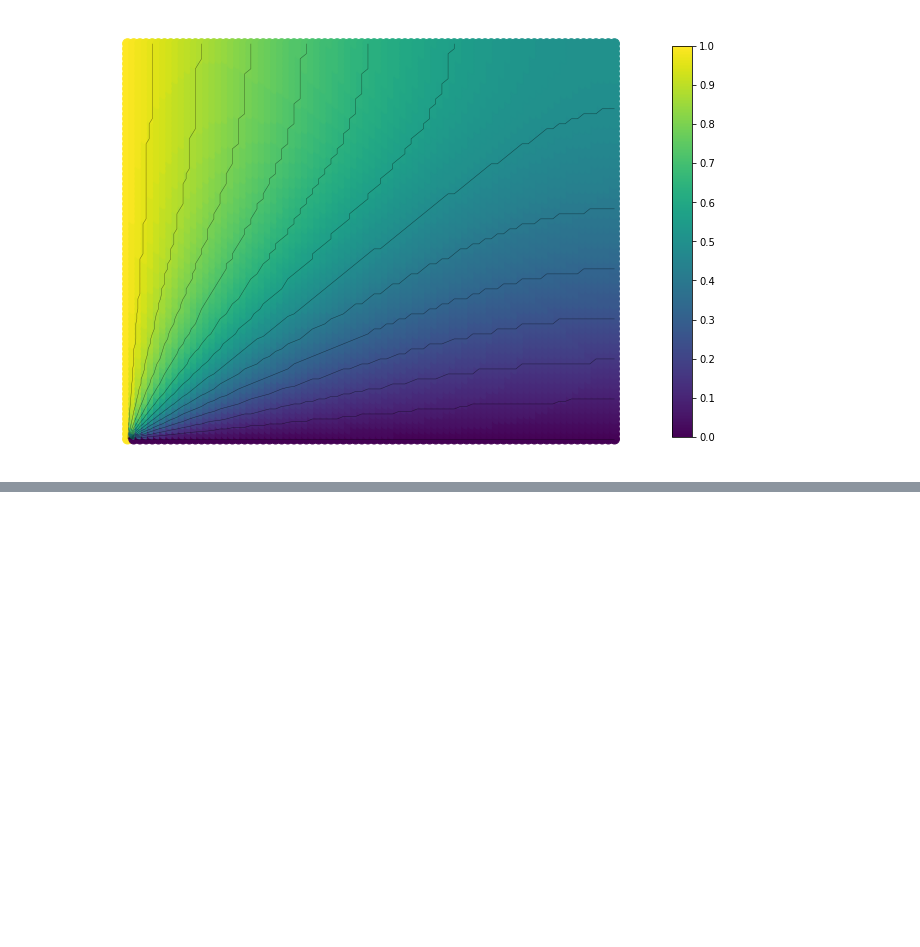
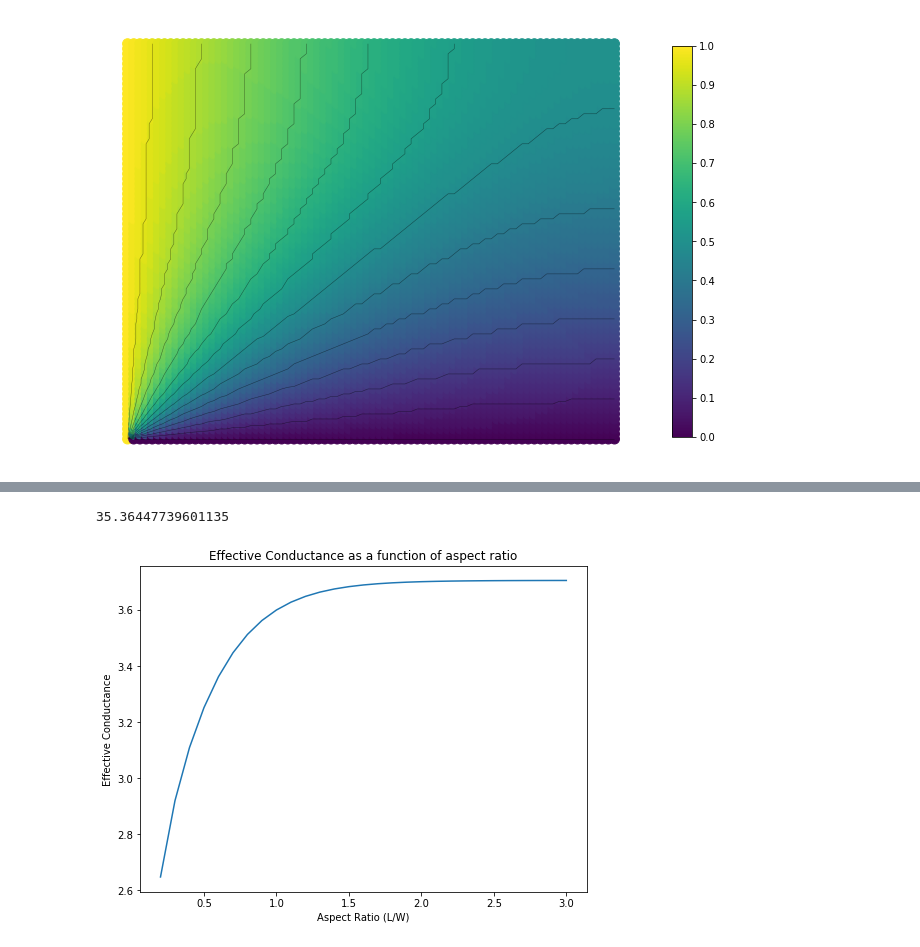
Before and after one commit to Inferno2332/conductance, a Jupyter notebook: Rectangle Graph (version 2).ipynb, the cells around one changed output, grey strips where cells are left out. Saved outputs shown, nothing was run; the diff lists cells and outputs as text; code cells hidden in the pictures; blank space fills up the shorter version.

Commit message:
created effective conductance vs. aspect ratio graph

```diff
--- a/Rectangle Graph (version 2).ipynb
+++ b/Rectangle Graph (version 2).ipynb
@@ -122,0 +124,43 @@ plt.show()
+# %%
+def get_ec(L, W):
+    '''Calculates the effective conductance of a graph with length L and width W.'''
+
+    G = nx.grid_2d_graph(L, W)
+
+    a = list(G.nodes)
+
+    b = np.arange(1, W+1).reshape(W, 1) # left edge
+    b1 = np.arange(W+1, W+L).reshape(L-1, 1) # bottom edge
+    b2 = np.array([list(range((W-1)*i + L+1, (W-1)*(i+1) + L+1)) for i in range(1, L)])
+
+    b = list(np.vstack((b, np.hstack((b1,b2)).reshape(L*W-W,1))).flat)
+    d = dict(zip(a,b))
+    G = nx.relabel_nodes(G,d)
+
+    # Laplacian matrix
+    K = nx.linalg.laplacianmatrix.laplacian_matrix(G, nodelist=list(range(1, L*W+1))).toarray()
+
+    # constructing v, extracting B, C and solving for x
+    v = np.array([1]*W + [0]*(L-1))
+    A = K[:-(W-1)*(L-1), :W+L-1]
+    B = K[-(W-1)*(L-1):, :W+L-1]
+    C = K[-(W-1)*(L-1):, -(W-1)*(L-1):]
+
+    # Schur Complement to get f
+    f = ((A - B.T @ np.linalg.inv(C) @ B) @ v).flatten()
+
+    return sum(f[:W])
+# %%
+# This code is super slow (takes >30 seconds)
+
+x = np.arange(0.2, 3.1, 0.1)
+y = [get_ec(int(ratio*40), 40) for ratio in x]
+
+plt.figure(figsize=(8,6))
+plt.title('Effective Conductance as a function of aspect ratio')
+plt.xlabel('Aspect Ratio (L/W)')
+plt.ylabel('Effective Conductance')
+plt.plot(x, y);
+# %% [output]
+35.36447739601135
+[figure, added]
```
Also changed, not shown: parts of 2 cells of this notebook.
